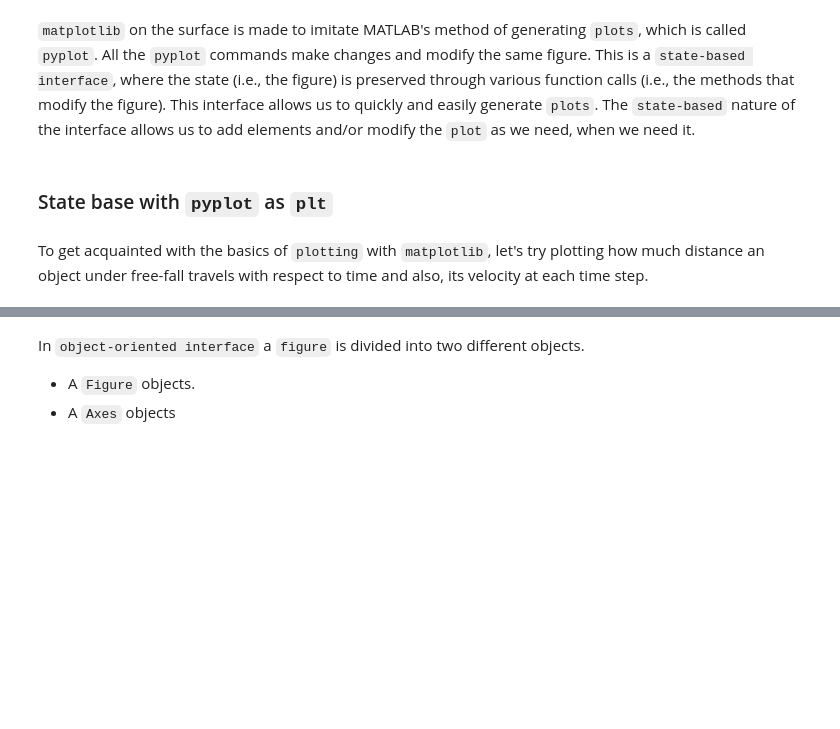
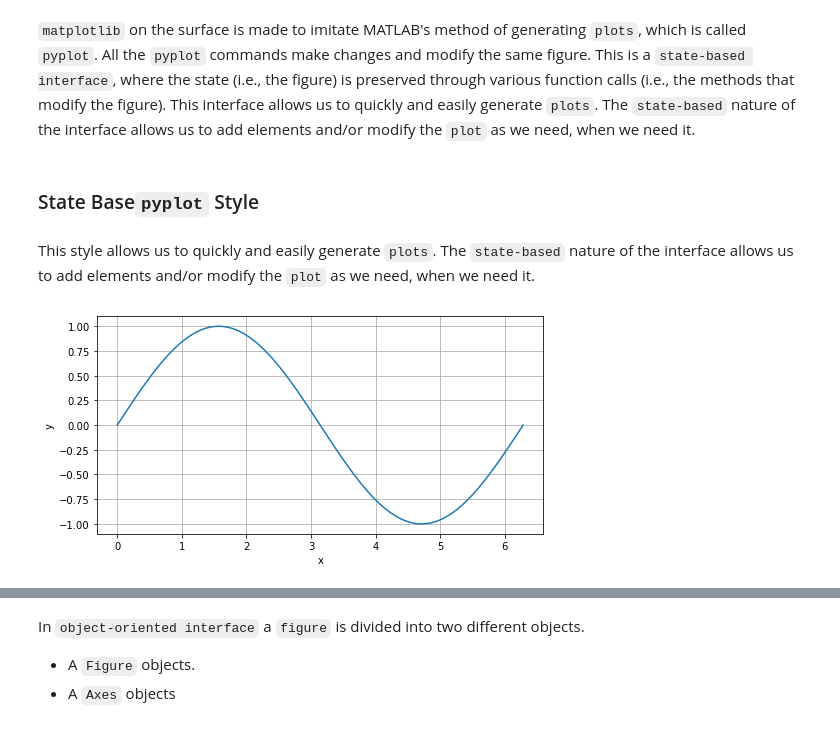
Before and after one commit to implse/Introduction_to_Matplotlib, a Jupyter notebook: Introduction_To_Matplotlib.ipynb, the cells around one changed output, grey strips where cells are left out. Cells and saved outputs as stored; diff of their text form; code cells hidden in the pictures; blank space fills up the shorter version.

Commit message:
OO Style and State-Base Style

```diff
--- a/Introduction_To_Matplotlib.ipynb
+++ b/Introduction_To_Matplotlib.ipynb
@@ -79,6 +81,6 @@ There’re two approaches to `plot` in `Matplotlib`
 # %% [markdown]
 `matplotlib` on the surface is made to imitate MATLAB's method of generating `plots`, which is called `pyplot`. All the `pyplot` commands make changes and modify the same figure. This is a `state-based interface`, where the state (i.e., the figure) is preserved through various function calls (i.e., the methods that modify the figure). This interface allows us to quickly and easily generate `plots`. The `state-based` nature of the interface allows us to add elements and/or modify the `plot` as we need, when we need it.
 # %% [markdown]
-### State base with `pyplot` as `plt`
+### State Base`pyplot` Style
 # %% [markdown]
-To get acquainted with the basics of `plotting` with `matplotlib`, let's try plotting how much distance an object under free-fall travels with respect to time and also, its velocity at each time step.
+ This style allows us to quickly and easily generate `plots`. The `state-based` nature of the interface allows us to add elements and/or modify the `plot` as we need, when we need it.
@@ -92,9 +90,10 @@ distance = 0.5 * g * np.power(time, 2)
 # %%
-# state base example
-#plt.figure(figsize=(5, 5), dpi=100)
-plt.figure
-plt.plot(time, distance)
-plt.xlabel("Time")
-plt.ylabel("Distance")
+# State Base Pyplot-Style
+plt.figure(figsize=(8, 4))
+plt.plot(x, y)
+plt.xlabel("x")
+plt.ylabel("y")
 plt.grid(True)
+# %% [output]
+[figure, added]
 # %% [markdown]
```
Also changed, not shown: parts of 26 cells of this notebook.
